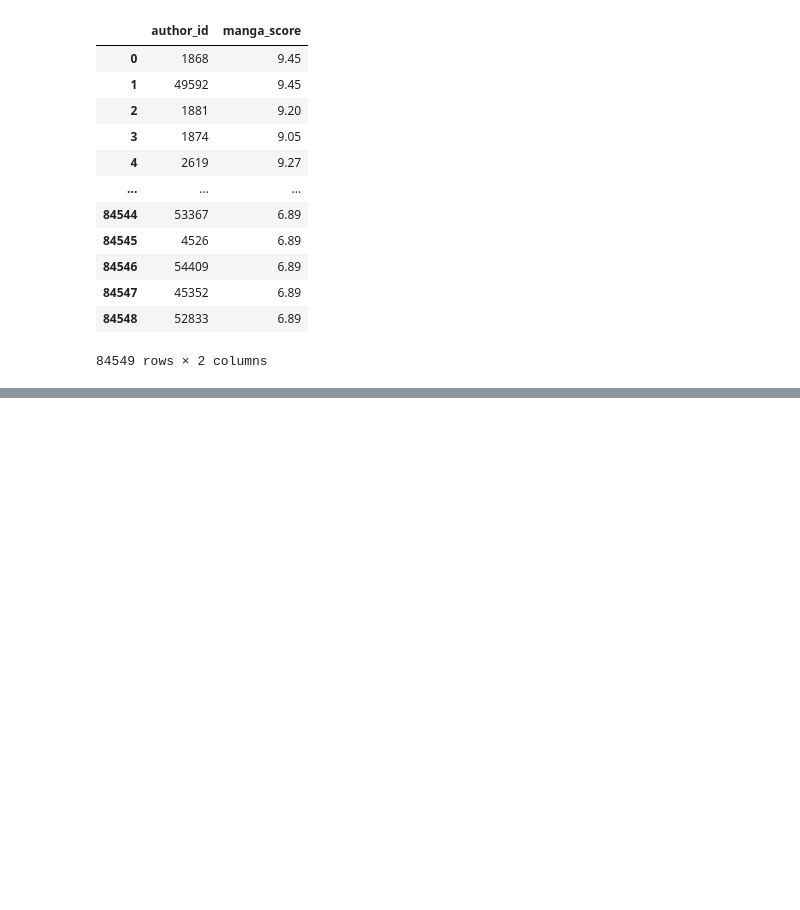
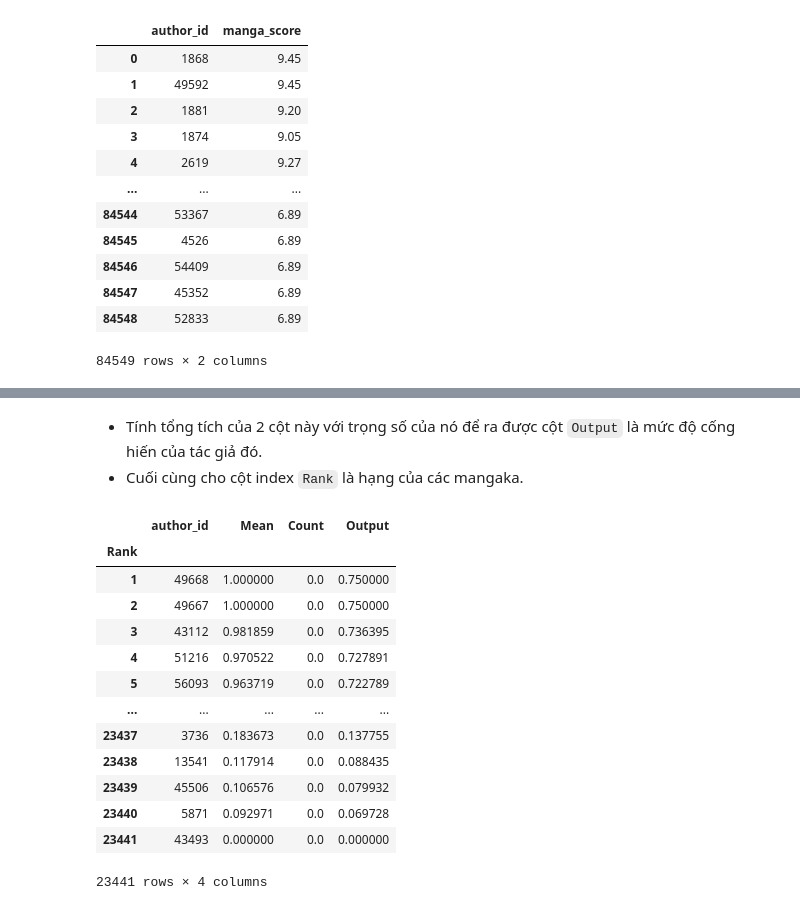
Before and after one commit to lengoctuong/Prj-Manga-Dataset_Programming4DS, a Jupyter notebook: 03_Asking-Questions-and-Analyzing.ipynb, the cells around one changed output, grey strips where cells are left out. Drawn from its saved outputs; the diff is of its cells as text; code cells hidden in the pictures; blank space fills up the shorter version.

```diff
--- a/03_Asking-Questions-and-Analyzing.ipynb
+++ b/03_Asking-Questions-and-Analyzing.ipynb
@@ -405,0 +462,24 @@ Cuối cùng tạo dataframe gồm 2 cột có index là id tác giả (cột đ
+# %% [markdown]
+- Tính tổng tích của 2 cột này với trọng số của nó để ra được cột `Output` là mức độ cống hiến của tác giả đó.
+- Cuối cùng cho cột index `Rank` là hạng của các mangaka.
+# %%
+q3_df['Output'] = q3_df['Mean'] * 0.75 + q3_df['Count'] * 0.25
+q3_df = q3_df.sort_values(by=['Output'], ascending=False).reset_index()
+q3_df.index += 1
+q3_df.index.name = 'Rank'
+q3_df
+# %% [output]
+|  | author_id | Mean | Count | Output |
+| Rank |  |  |  |  |
+| 1 | 49668 | 1.000000 | 0.0 | 0.750000 |
+| 2 | 49667 | 1.000000 | 0.0 | 0.750000 |
+| 3 | 43112 | 0.981859 | 0.0 | 0.736395 |
+| 4 | 51216 | 0.970522 | 0.0 | 0.727891 |
+| 5 | 56093 | 0.963719 | 0.0 | 0.722789 |
+| ... | ... | ... | ... | ... |
+| 23437 | 3736 | 0.183673 | 0.0 | 0.137755 |
+| 23438 | 13541 | 0.117914 | 0.0 | 0.088435 |
+| 23439 | 45506 | 0.106576 | 0.0 | 0.079932 |
+| 23440 | 5871 | 0.092971 | 0.0 | 0.069728 |
+| 23441 | 43493 | 0.000000 | 0.0 | 0.000000 |
+23441 rows × 4 columns
```
Also changed, not shown: parts of 16 cells of this notebook.
